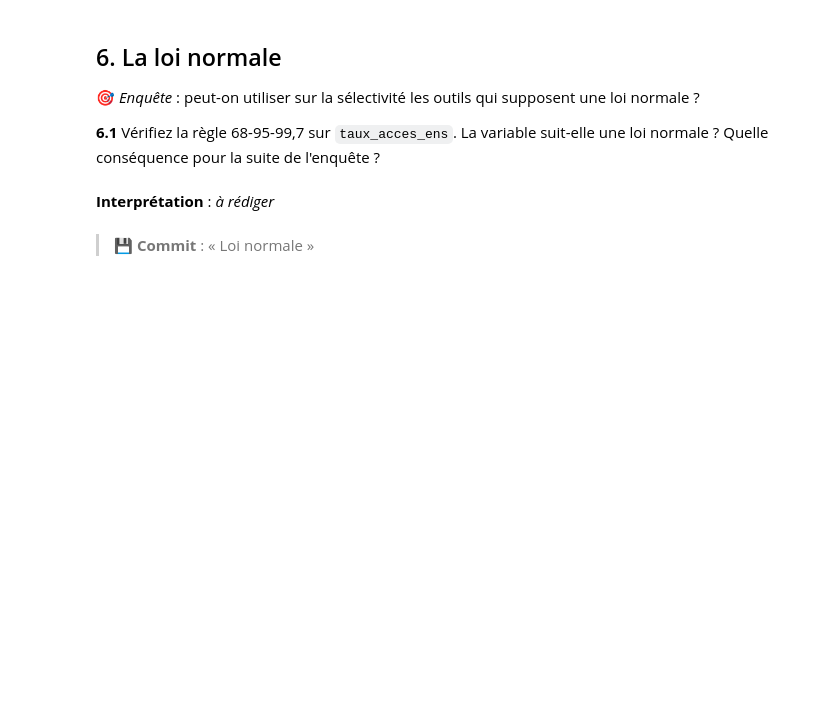
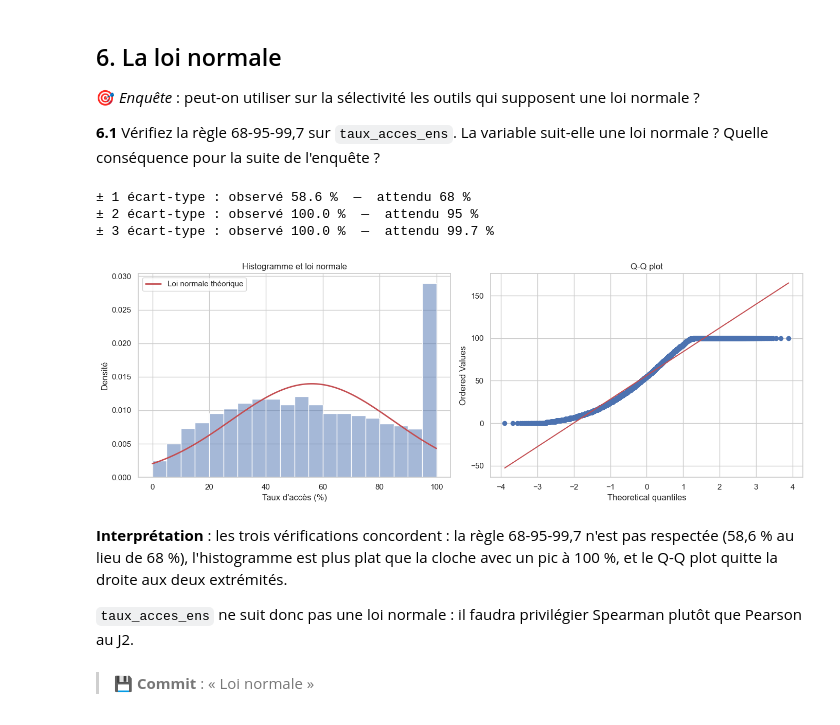
Before and after one commit to Atabbi/Analyse-Univari-, a Jupyter notebook: TP_Parcoursup.ipynb, the cells around one changed output. Cells and saved outputs as stored; diff of their text form; code cells hidden in the pictures; blank space fills up the shorter version.

```diff
--- a/TP_Parcoursup.ipynb
+++ b/TP_Parcoursup.ipynb
@@ -427,8 +427,50 @@ Il faudra transformer `voe_tot` et `capa_fin`, dont l'asymétrie dépasse largem
 🎯 *Enquête* : peut-on utiliser sur la sélectivité les outils qui supposent une loi normale ?
 
 **6.1** Vérifiez la règle 68-95-99,7 sur `taux_acces_ens`. La variable suit-elle une loi normale ? Quelle conséquence pour la suite de l'enquête ?
+# %%
+s = df['taux_acces_ens'].dropna()
+m = s.mean()
+e = s.std()
+
+for k, attendu in [(1, 68), (2, 95), (3, 99.7)]:
+    obs = ((s >= m - k * e) & (s <= m + k * e)).mean() * 100
+    print(f"± {k} écart-type : observé {obs:.1f} %  —  attendu {attendu} %")
+# %% [output]
+± 1 écart-type : observé 58.6 %  —  attendu 68 %
+± 2 écart-type : observé 100.0 %  —  attendu 95 %
+± 3 écart-type : observé 100.0 %  —  attendu 99.7 %
+# %%
+from scipy import stats
+
+s = df['taux_acces_ens'].dropna()
+m = s.mean()
+e = s.std()
+
+fig, axes = plt.subplots(1, 2, figsize=(14, 5))
+
+# histogramme + densité normale théorique
+sns.histplot(data=df, x='taux_acces_ens', bins=20, stat='density',
+             color='#4C72B0', alpha=0.5, ax=axes[0])
+x = np.linspace(s.min(), s.max(), 200)
+axes[0].plot(x, stats.norm.pdf(x, m, e), color='#C44E52', lw=2,
+             label='Loi normale théorique')
+axes[0].set_xlabel("Taux d'accès (%)")
+axes[0].set_ylabel("Densité")
+axes[0].set_title("Histogramme et loi normale")
+axes[0].legend()
+
+# Q-Q plot
+stats.probplot(s, dist='norm', plot=axes[1])
+axes[1].set_title("Q-Q plot")
+
+plt.tight_layout()
+plt.show()
+# %% [output]
+[figure, added]
 # %% [markdown]
-**Interprétation** : _à rédiger_
+**Interprétation** : les trois vérifications concordent : la règle 68-95-99,7 n'est pas respectée (58,6 % au lieu de 68 %), l'histogramme est plus plat que la cloche avec un pic à 100 %, et le Q-Q plot quitte la droite aux deux extrémités.
+
+`taux_acces_ens` ne suit donc pas une loi normale : il faudra privilégier Spearman plutôt que Pearson au J2.
 # %% [markdown]
 > 💾 **Commit** : « Loi normale »
 # %% [markdown]
```
Also changed, not shown: parts of 7 cells of this notebook.
